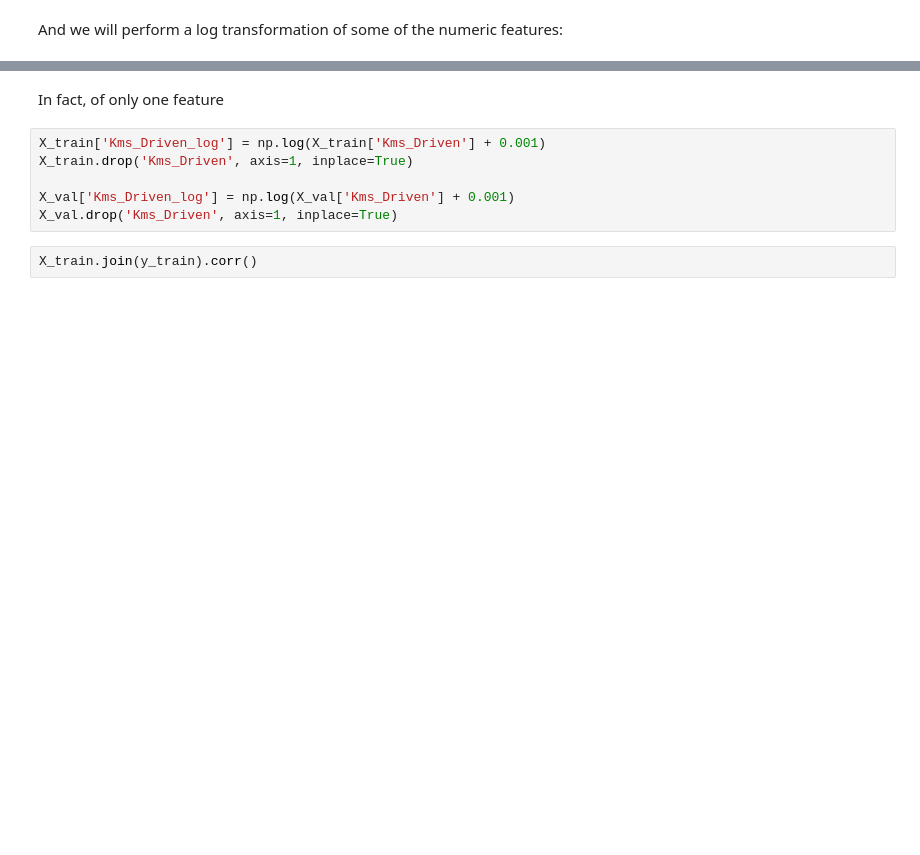
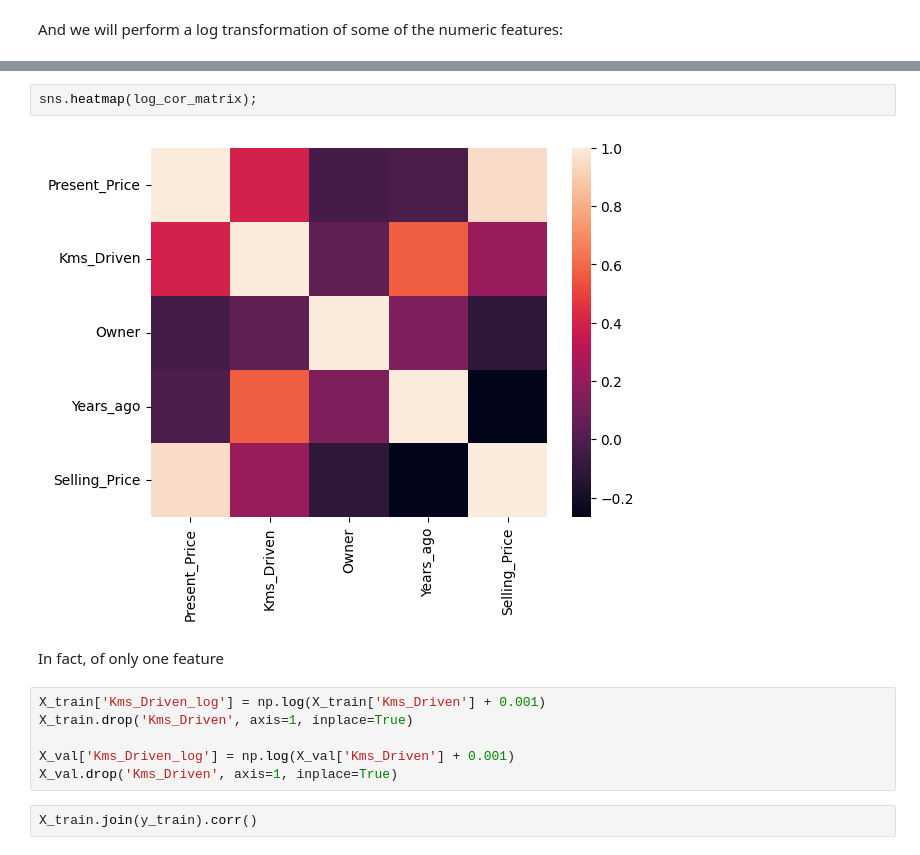
Before and after one commit to ValikVad/DS_FPL, a Jupyter notebook: notebooks/week_2/IDA_2025_4_Regression_and_classification.ipynb, the cells around one changed output, grey strips where cells are left out. Drawn from its saved outputs; the diff is of its cells as text; blank space fills up the shorter version.

```diff
--- a/notebooks/week_2/IDA_2025_4_Regression_and_classification.ipynb
+++ b/notebooks/week_2/IDA_2025_4_Regression_and_classification.ipynb
@@ -314,3 +308,7 @@ np.log(X_train.select_dtypes(include=[float, int]) + 0.001).join(y_train).corr()
+# %%
+sns.heatmap(log_cor_matrix);
+# %% [output]
+[figure, added]
 # %% [markdown]
 In fact, of only one feature
 # %%
```
Also changed, not shown: parts of 34 cells of this notebook, 5 other files.
